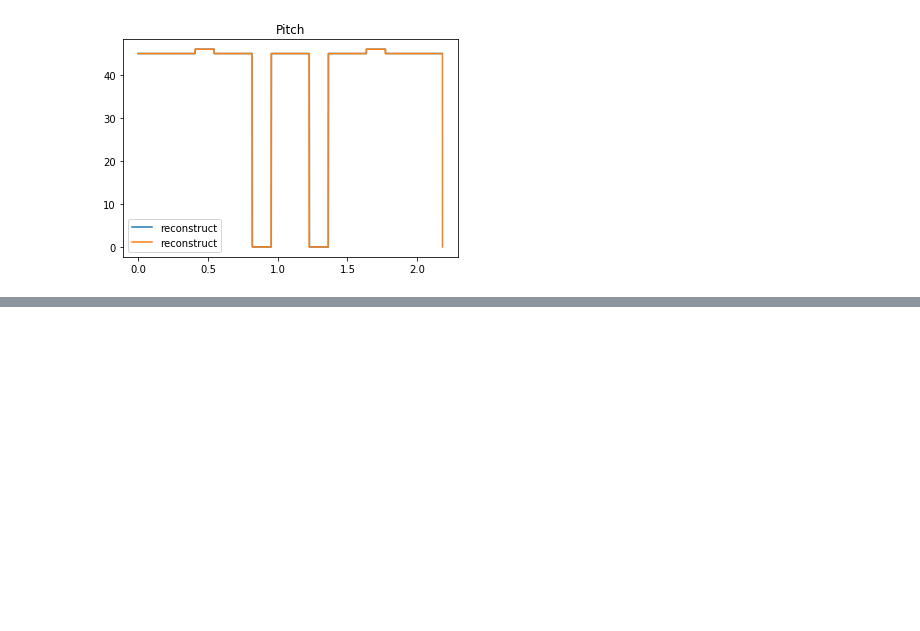
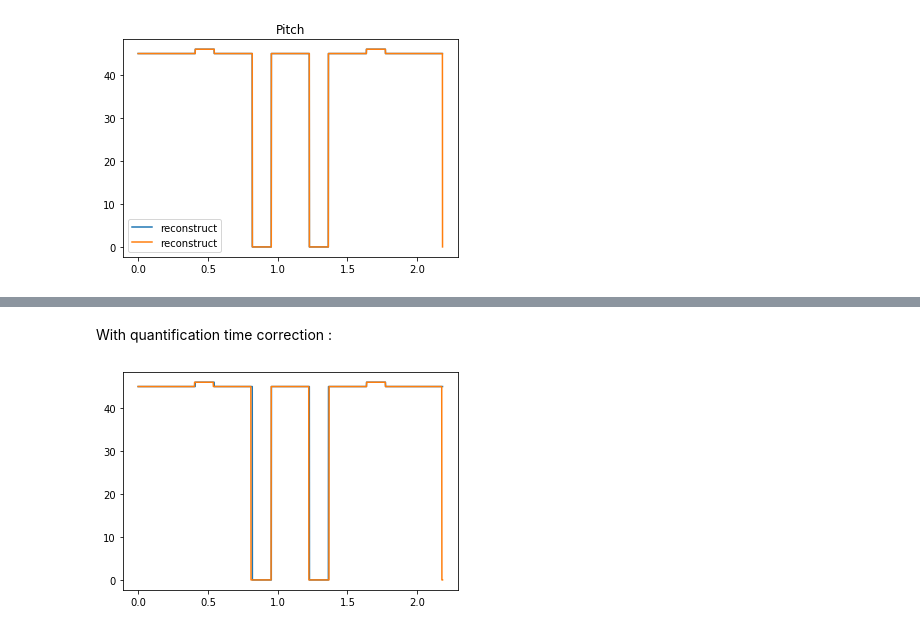
Before and after one commit to gle-bellier/internship-expressive-DDSP, a Jupyter notebook: converter.ipynb, the cells around one changed output, grey strips where cells are left out. Saved outputs shown, nothing was run; the diff lists cells and outputs as text; code cells hidden in the pictures; blank space fills up the shorter version.

```diff
--- a/converter.ipynb
+++ b/converter.ipynb
@@ -216,0 +243,11 @@ print(t.shape)
+# %% [markdown]
+With quantification time correction :
+# %%
+ratio = t1[-1]/t2[-1]
+t_reconst_adapt = t2 *ratio
+
+plt.plot(t1, p1[0], label = "original")
+plt.plot(t_reconst_adapt, p2, label = "reconstruct")
+plt.show()
+# %% [output]
+[figure, added]
```
Also changed, not shown: parts of 5 cells of this notebook, 2 other files.
